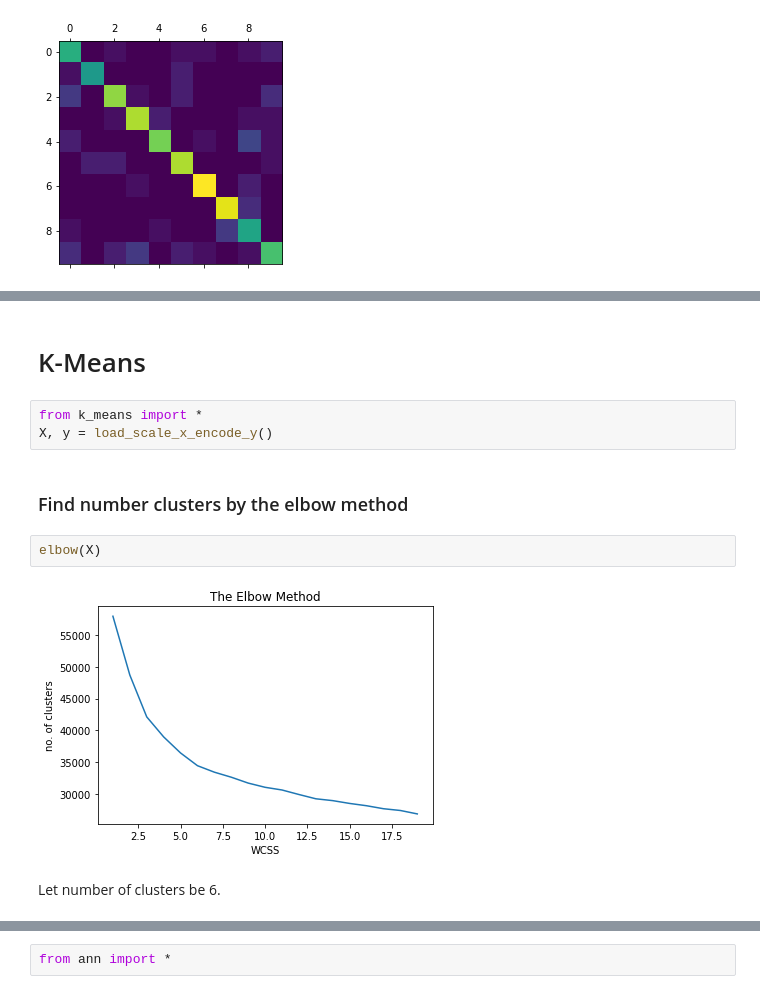
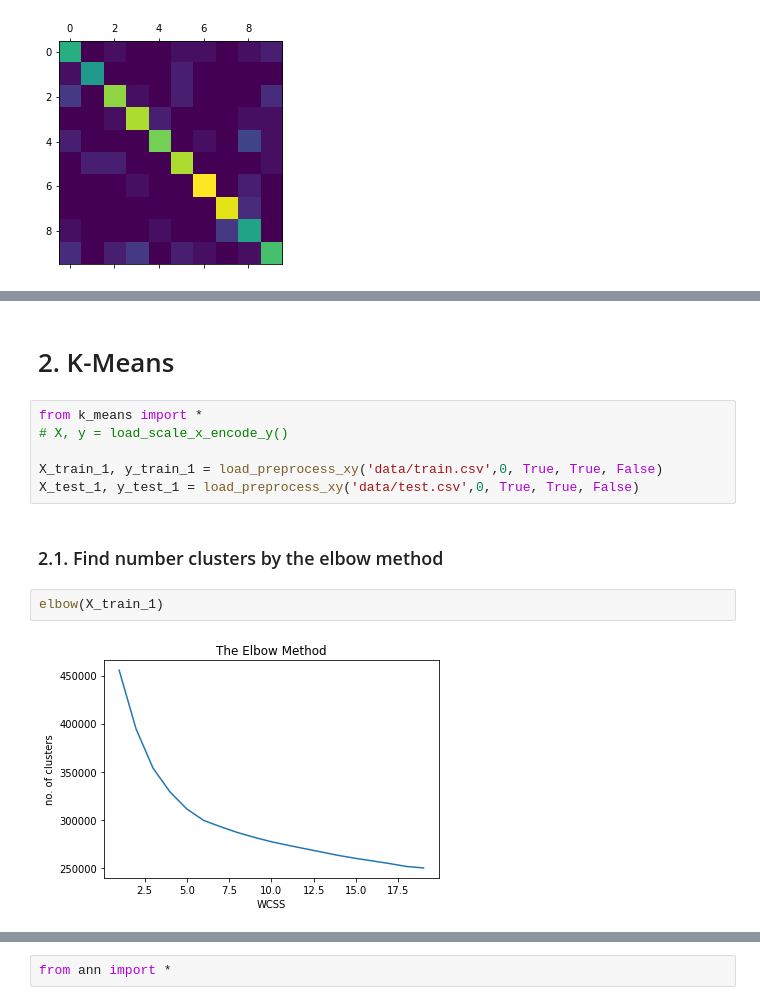
Before and after one commit to Mahesha999/music_genre_classification, a Jupyter notebook: music_genre_classification.ipynb, the cells around one changed output, grey strips where cells are left out. Drawn from its saved outputs; the diff is of its cells as text.

```diff
--- a/music_genre_classification.ipynb
+++ b/music_genre_classification.ipynb
@@ -34,13 +34,14 @@ Accuracy:  86.33633633633634
 # %% [markdown]
-# K-Means
+# 2. K-Means
-# %%
-from k_means import *
-X, y = load_scale_x_encode_y()
+# %%
+from k_means import *
+# X, y = load_scale_x_encode_y()
+
+X_train_1, y_train_1 = load_preprocess_xy('data/train.csv',0, True, True, False)
+X_test_1, y_test_1 = load_preprocess_xy('data/test.csv',0, True, True, False)
 # %% [markdown]
-### Find number clusters by the elbow method
+### 2.1. Find number clusters by the elbow method
 # %%
-elbow(X)
+elbow(X_train_1)
 # %% [output]
-[figure, old version]
+[figure, new version]
-# %% [markdown]
-Let number of clusters be 6.
```
Also changed, not shown: parts of 18 cells of this notebook, 2 other files.
